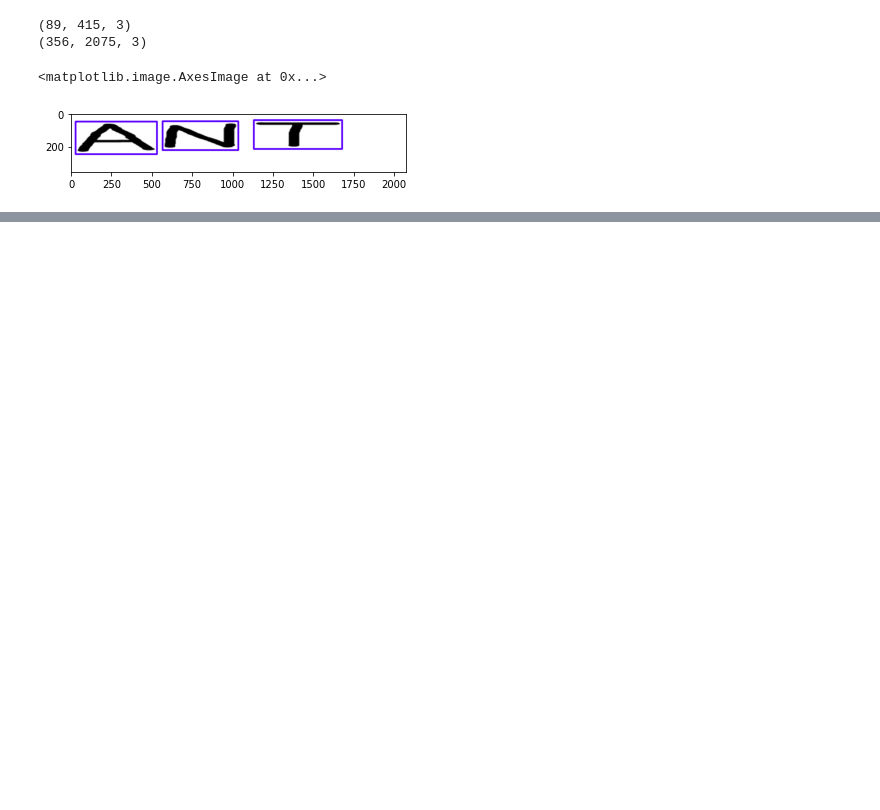
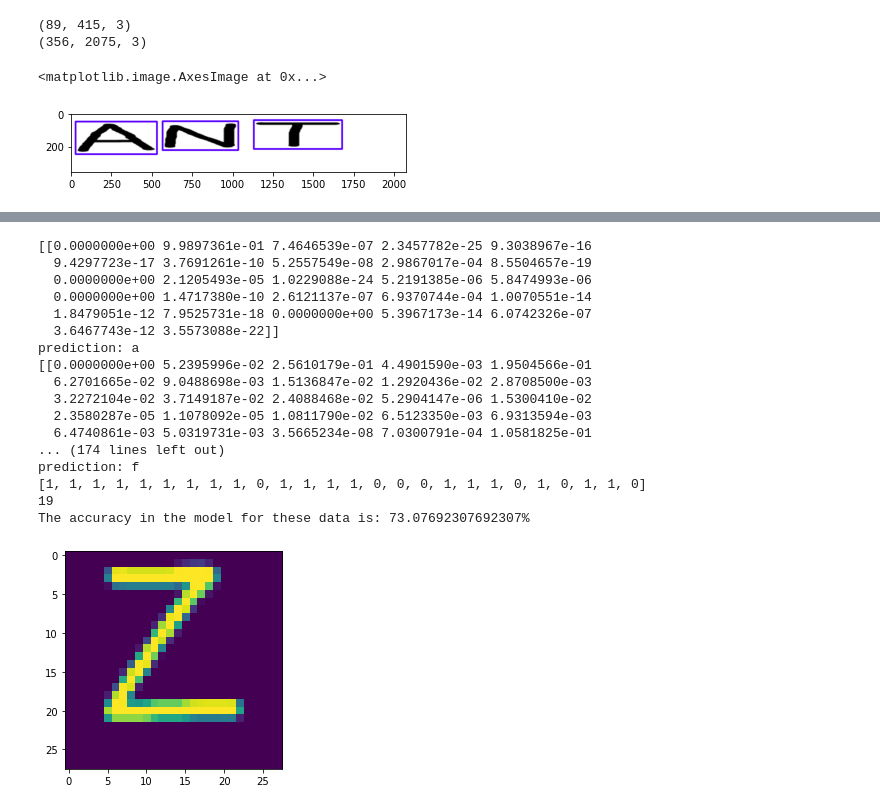
Before and after one commit to parajuliswopnil/HandwritingRecognition, a Jupyter notebook: src/segmentation.ipynb, the cells around one changed output, grey strips where cells are left out. Saved outputs shown, nothing was run; the diff lists cells and outputs as text; code cells hidden in the pictures; blank space fills up the shorter version.

```diff
--- a/src/segmentation.ipynb
+++ b/src/segmentation.ipynb
@@ -82,3 +82,40 @@ WARNING:tensorflow:5 out of the last 13 calls to <function Model.make_predict_fu
 [figure]
 20
 Predicted String:ant
+# %%
+english_letters = '0abcdefghijklmnopqrstuvwxyz'
+prediction_list = list()
+for i in range(26):
+    img = cv.imread(f'/home/swopnil/PycharmProjects/HandwritingRecognition/src/{i+1}.png')[:,:,0]
+    plt.imshow(img)
+    plt.show
+    prediction = model.predict(img.reshape(1, 784))
+    print(prediction)
+    print(f'prediction: {english_letters[np.argmax(prediction)]}')
+    if english_letters[np.argmax(prediction)] == english_letters[i + 1]:
+        prediction_list.append(1)
+    else:
+        prediction_list.append(0)
+print(prediction_list)
+print(sum(prediction_list))
+accuracy = sum(prediction_list) / 26
+print(f'The accuracy in the model for these data is: {accuracy * 100}%')
+# %% [output]
+[[0.0000000e+00 9.9897361e-01 7.4646539e-07 2.3457782e-25 9.3038967e-16
+  9.4297723e-17 3.7691261e-10 5.2557549e-08 2.9867017e-04 8.5504657e-19
+  0.0000000e+00 2.1205493e-05 1.0229088e-24 5.2191385e-06 5.8474993e-06
+  0.0000000e+00 1.4717380e-10 2.6121137e-07 6.9370744e-04 1.0070551e-14
+  1.8479051e-12 7.9525731e-18 0.0000000e+00 5.3967173e-14 6.0742326e-07
+  3.6467743e-12 3.5573088e-22]]
+prediction: a
+[[0.0000000e+00 5.2395996e-02 2.5610179e-01 4.4901590e-03 1.9504566e-01
+  6.2701665e-02 9.0488698e-03 1.5136847e-02 1.2920436e-02 2.8708500e-03
+  3.2272104e-02 3.7149187e-02 2.4088468e-02 5.2904147e-06 1.5300410e-02
+  2.3580287e-05 1.1078092e-05 1.0811790e-02 6.5123350e-03 6.9313594e-03
+  6.4740861e-03 5.0319731e-03 3.5665234e-08 7.0300791e-04 1.0581825e-01
+... (174 lines left out)
+prediction: f
+[1, 1, 1, 1, 1, 1, 1, 1, 1, 0, 1, 1, 1, 1, 0, 0, 0, 1, 1, 1, 0, 1, 0, 1, 1, 0]
+19
+The accuracy in the model for these data is: 73.07692307692307%
+[figure, added]
```
Also changed, not shown: parts of 2 cells of this notebook, 27 other files.
